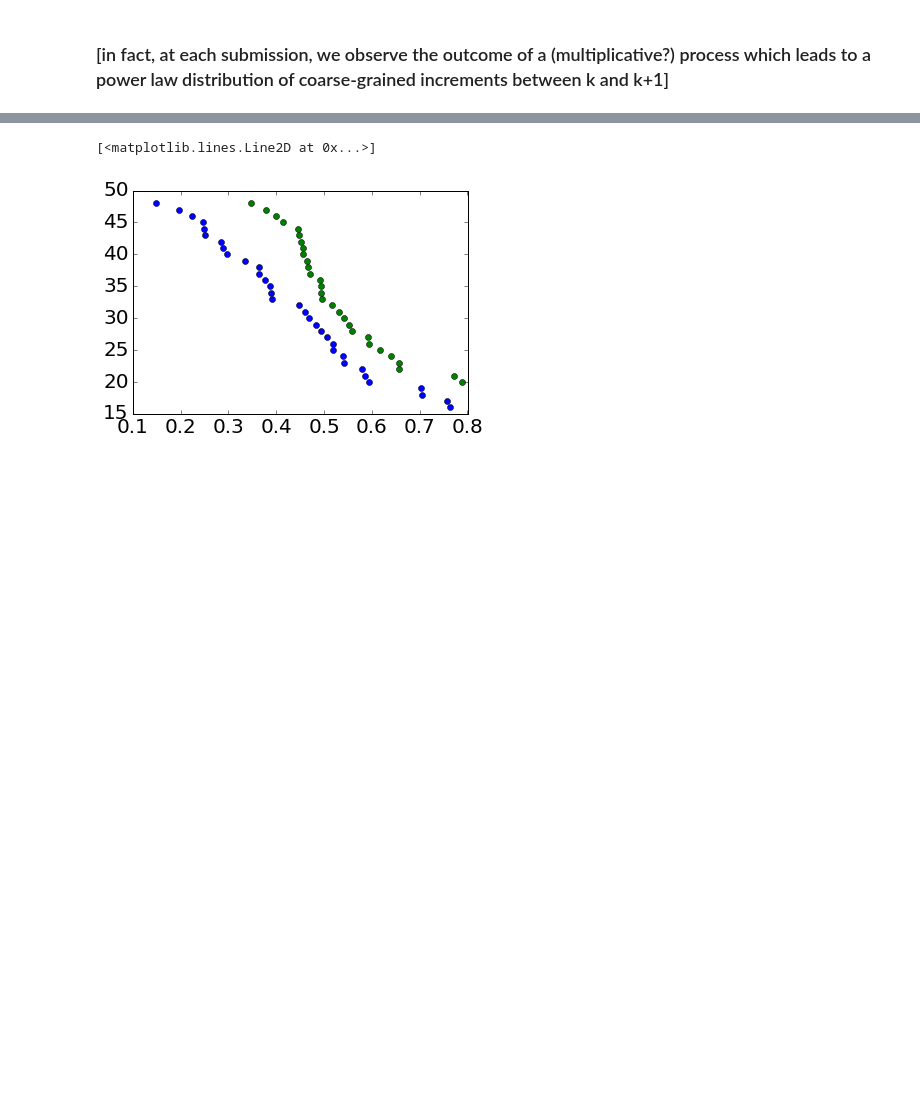
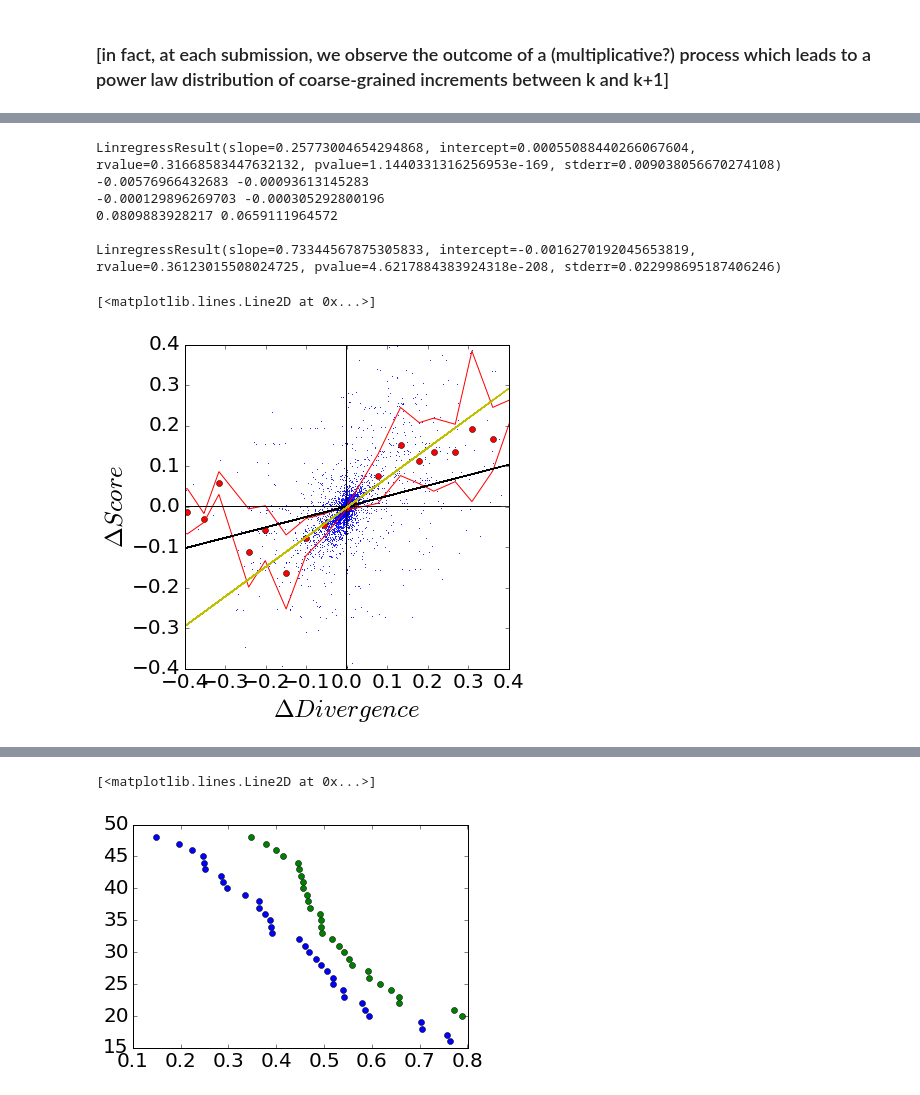
Before and after one commit to wazaahhh/bayesLearn, a Jupyter notebook: scripts/bayesLearn.ipynb, the cells around one changed output, grey strips where cells are left out. Saved outputs shown, nothing was run; the diff lists cells and outputs as text; code cells hidden in the pictures; blank space fills up the shorter version.

```diff
--- a/scripts/bayesLearn.ipynb
+++ b/scripts/bayesLearn.ipynb
@@ -127,0 +242,32 @@ complex_distances = loadDistances(treatment="complex",remove_duplicates=False)
+# %%
+pl.plot(dDivergence,dScore,'.',alpha=1,ms=1)
+B = binning(dDivergence,dScore,30,confinter=25)
+pl.plot(B['bins'],B['mean'],'ro')
+pl.plot(B['bins'],B['percUp'],'r-')
+pl.plot(B['bins'],B['percDown'],'r-')
+fit = S.linregress(dDivergence,dScore)
+print fit
+pl.plot(dDivergence,dDivergence*fit[0]+fit[1],'k-')
+pl.plot(dDivergence,np.zeros_like(Divergence),'k-',lw=0.2)
+pl.plot(np.zeros_like(dScore),dScore,'k-',lw=0.2)
+pl.xlabel("$\Delta Divergence$")
+pl.ylabel("$\Delta Score$")
+pl.xlim(-0.4,0.4)
+pl.ylim(-0.4,0.4)
+
+print np.mean(dDivergence),np.mean(dScore)
+print np.median(dDivergence),np.median(dScore)
+print np.std(dDivergence),np.std(dScore),"\n"
+cond = (dDivergence < 0.1)*(dDivergence > -0.1)
+fit = S.linregress(dDivergence[cond],dScore[cond])
+print fit
+pl.plot(dDivergence,dDivergence*fit[0]+fit[1],'y-')
+# %% [output]
+LinregressResult(slope=0.25773004654294868, intercept=0.00055088440266067604, rvalue=0.31668583447632132, pvalue=1.1440331316256953e-169, stderr=0.009038056670274108)
+-0.00576966432683 -0.00093613145283
+-0.000129896269703 -0.000305292800196
+0.0809883928217 0.0659111964572
+
+LinregressResult(slope=0.73344567875305833, intercept=-0.0016270192045653819, rvalue=0.36123015508024725, pvalue=4.6217884383924318e-208, stderr=0.022998695187406246)
+[<matplotlib.lines.Line2D at 0x...>]
+[figure, added]
```
Also changed, not shown: parts of 28 cells of this notebook, 2 other files.
